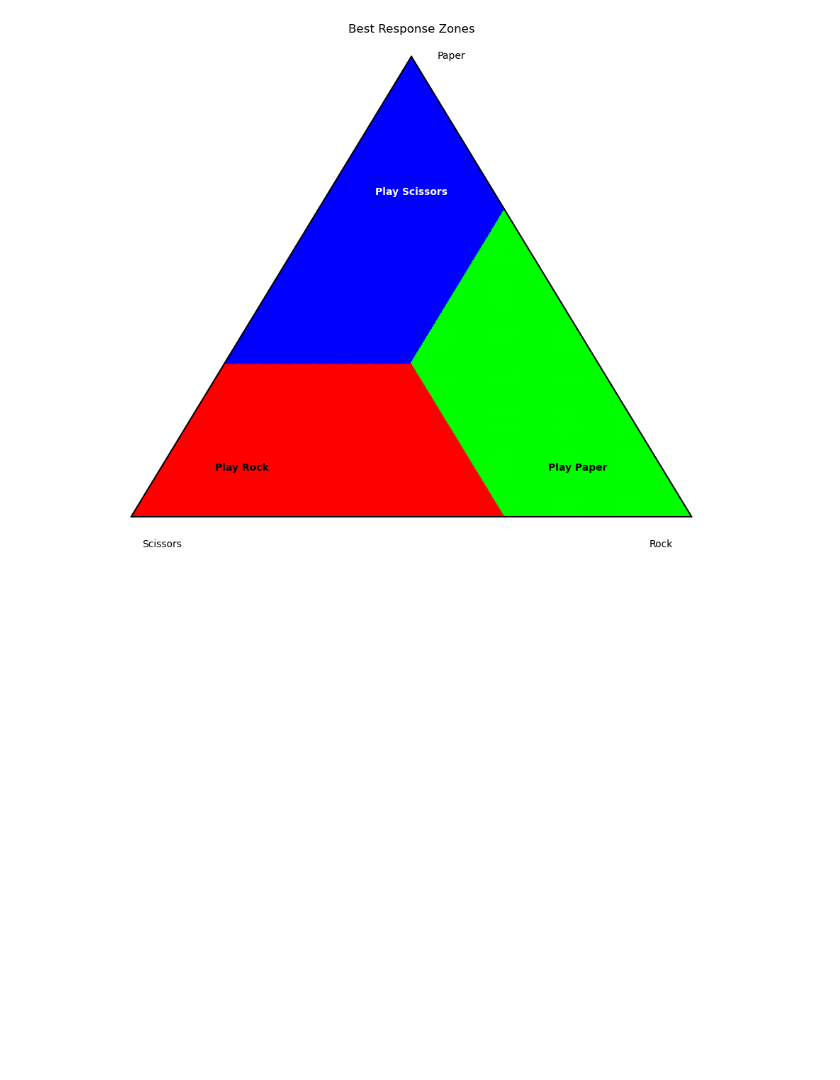
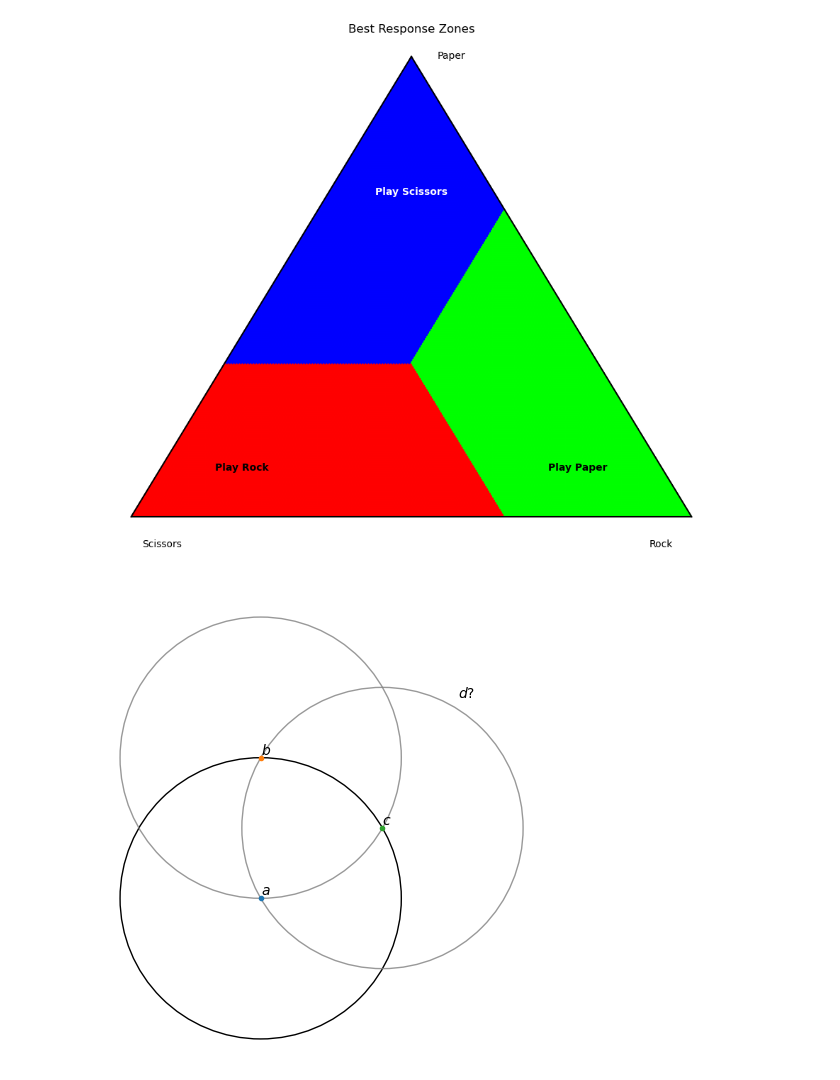
Before and after one commit to alexanderthclark/Matplotlib-for-Storytellers, a Jupyter notebook: python/Special-Figure-Dev.ipynb, the cells around one changed output. Drawn from its saved outputs; the diff is of its cells as text; code cells hidden in the pictures; blank space fills up the shorter version.

```diff
--- a/python/Special-Figure-Dev.ipynb
+++ b/python/Special-Figure-Dev.ipynb
@@ -383,0 +386,41 @@ savepy('rps-br-zones')
+# %%
+white = colorConverter.to_rgba('white', alpha = 0)
+grey = colorConverter.to_rgba('gray', alpha = 0.8)
+
+fig, ax = plt.figure(), plt.axes()
+
+# point a
+c = plt.Circle((0, 0), radius = 1, facecolor = white, edgecolor = 'black', alpha = 1)
+ax.add_artist(c)
+ax.plot([0],[0], marker = 'o', markersize = 3)
+ax.text(0,0,'$a$', va = 'bottom', ha = 'left')
+
+# point b
+c = plt.Circle((0, 1), radius = 1, facecolor = white, edgecolor = grey)
+ax.add_artist(c)
+ax.plot([0],[1], marker = 'o', markersize = 3)
+ax.text(0,1,'$b$', va = 'bottom', ha = 'left')
+
+# Add point c
+angle = math.asin(0.5)
+c1 = math.cos(angle)
+c2 = math.sin(angle)
+ax.plot([c1],[c2], marker = 'o', markersize = 3)
+ax.text(c1,c2,'$c$', va = 'bottom', ha = 'left')# = 1)
+c = plt.Circle((c1, c2), radius = 1, facecolor = white, edgecolor = grey)
+ax.add_artist(c)
+
+# Where does d go?
+ax.text(1.4,1.4,'$d$?', va = 'bottom', ha = 'left')
+
+ax.axis('off')
+ax.set_aspect('equal')
+
+v = 2.1
+ax.set_xlim([-1.1,v])
+ax.set_ylim([-1.1,v])
+#truncate
+plt.tight_layout()
+plt.savefig("mds-circles.pdf")
+# %% [output]
+[figure, added]
```
Also changed, not shown: parts of 5 cells of this notebook, 16 other files.
